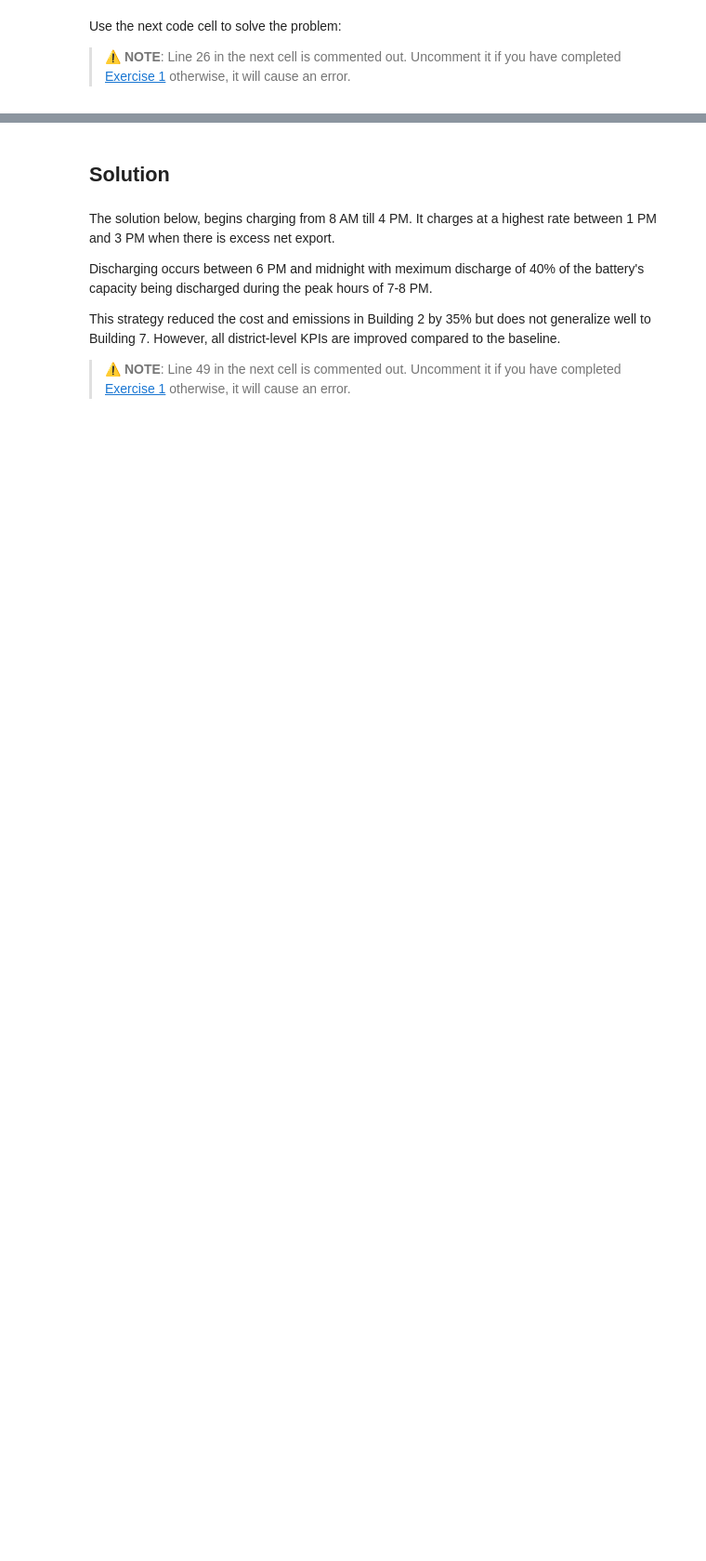
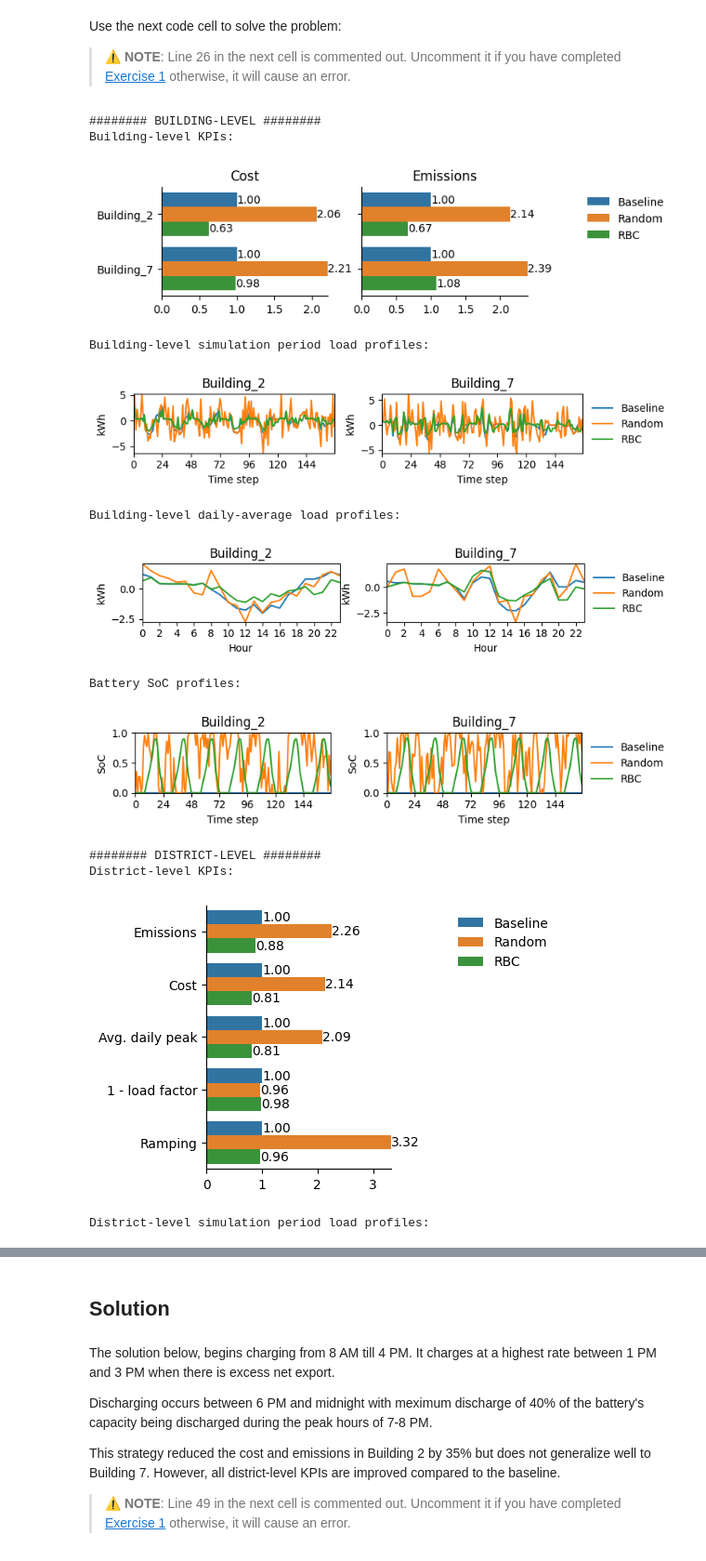
Before and after one commit to DeepLearning-DS/citylearn, a Jupyter notebook: citylearn_ccai_tutorial.ipynb, the cells around one changed output, grey strips where cells are left out. Shown at 93% size. Drawn from its saved outputs; the diff is of its cells as text; code cells hidden in the pictures; blank space fills up the shorter version.

```diff
--- a/citylearn_ccai_tutorial.ipynb
+++ b/citylearn_ccai_tutorial.ipynb
@@ -1503,0 +1630,66 @@ plot_simulation_summary({
+# %%
+# define action map
+action_map = {
+    1: 0.0, # Rule for 1 AM
+    2: 0.0, # Rule for 2 AM
+    3: 0.0, # Rule for 3 AM
+    4: 0.0, # Rule for 4 AM
+    5: 0.0, # Rule for 5 AM
+    6: 0.0, # Rule for 6 AM
+    7: 0.0, # Rule for 7 AM
+    8: 0.10, # Rule for 8 AM
+    9: 0.10, # Rule for 9 AM
+    10: 0.10, # Rule for 10 AM
+    11: 0.10, # Rule for 11 AM
+    12: 0.10, # Rule for 12 PM
+    13: 0.15, # Rule for 1 PM
+    14: 0.15, # Rule for 2 PM
+    15: 0.15, # Rule for 3 PM
+    16: 0.05, # Rule for 4 PM
+    17: 0.0, # Rule for 5 PM
+    18: -0.10, # Rule for 6 PM
+    19: -0.20, # Rule for 7 PM
+    20: -0.20, # Rule for 8 PM
+    21: -0.10, # Rule for 9 PM
+    22: -0.10, # Rule for 10 PM
+    23: -0.10, # Rule for 11 PM
+    24: -0.10, # Rule for 12 AM
+}
+
+# run inference
+rbc_env = CityLearnEnv(
+    DATASET_NAME,
+    central_agent=CENTRAL_AGENT,
+    buildings=BUILDINGS,
+    active_observations=ACTIVE_OBSERVATIONS,
+    simulation_start_time_step=SIMULATION_START_TIME_STEP,
+    simulation_end_time_step=SIMULATION_END_TIME_STEP,
+)
+rbc_model = HourRBC(rbc_env, action_map=action_map)
+observations, _ = rbc_env.reset()
+
+while not rbc_env.terminated:
+    actions = rbc_model.predict(observations)
+    observations, _, _, _, _ = rbc_env.step(actions)
+
+# display simulation summary
+plot_simulation_summary({
+    'Baseline': baseline_env,
+    # Uncomment line below if you have completed Exercise 1
+   'Random': random_env,
+    'RBC': rbc_env,
+})
+# %% [output]
+######## BUILDING-LEVEL ########
+Building-level KPIs:
+[figure, added]
+Building-level simulation period load profiles:
+[figure, added]
+Building-level daily-average load profiles:
+[figure, added]
+Battery SoC profiles:
+[figure, added]
+######## DISTRICT-LEVEL ########
+District-level KPIs:
+[figure, added]
+District-level simulation period load profiles:
```
Also changed, not shown: parts of 37 cells of this notebook.
